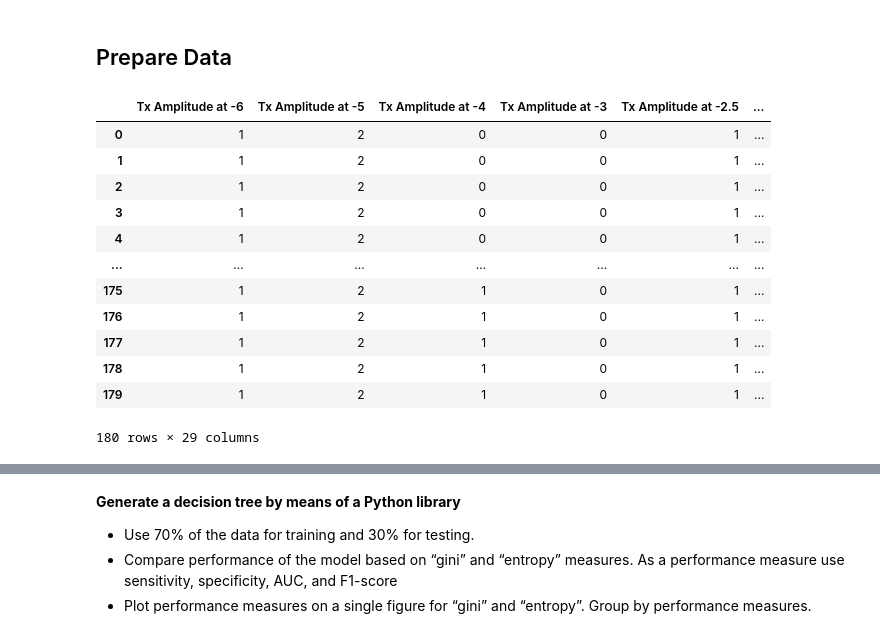
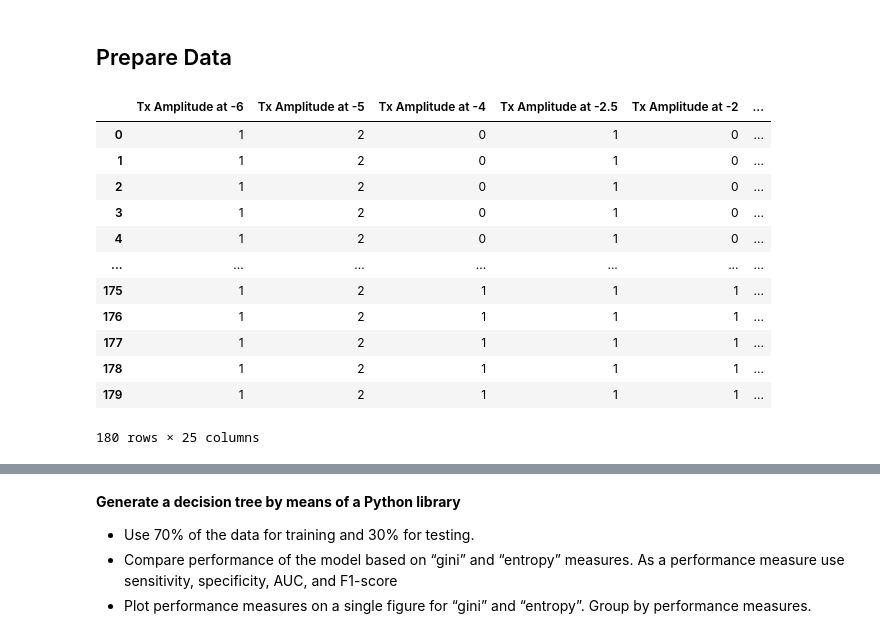
Before and after one commit to bjarreau/ML4MI, a Jupyter notebook: DT.ipynb, the cells around one changed output, grey strips where cells are left out. Drawn from its saved outputs; the diff is of its cells as text; code cells hidden in the pictures.

```diff
--- a/DT.ipynb
+++ b/DT.ipynb
@@ -27,33 +27,34 @@ from sklearn import metrics
 # %%
 data = pd.read_csv("./Acoustic_Probing_DT.csv")
 data = data.drop(["ID", "Trial"], axis=1)
+data = data.drop(data.loc[:, data.nunique() == 1], axis=1)
 
 #When the csv reads in, it detects an extra row of NaN
 data = data.dropna()
 
 #DecisionTreeClassifier works on numeric only, need to encode
 le = preprocessing.LabelEncoder()
 for attribute in data.columns:
     data[attribute] = le.fit_transform(data[attribute].values)
 
 display(data)
 
 samples = data.drop(["Label"], axis=1)
 labels = data.Label
 # %% [output]
-|  | Tx Amplitude at -6 | Tx Amplitude at -5 | Tx Amplitude at -4 | Tx Amplitude at -3 | Tx Amplitude at -2.5 | ... |
-| 0 | 1 | 2 | 0 | 0 | 1 | ... |
-| 1 | 1 | 2 | 0 | 0 | 1 | ... |
-| 2 | 1 | 2 | 0 | 0 | 1 | ... |
-| 3 | 1 | 2 | 0 | 0 | 1 | ... |
-| 4 | 1 | 2 | 0 | 0 | 1 | ... |
+|  | Tx Amplitude at -6 | Tx Amplitude at -5 | Tx Amplitude at -4 | Tx Amplitude at -2.5 | Tx Amplitude at -2 | ... |
+| 0 | 1 | 2 | 0 | 1 | 0 | ... |
+| 1 | 1 | 2 | 0 | 1 | 0 | ... |
+| 2 | 1 | 2 | 0 | 1 | 0 | ... |
+| 3 | 1 | 2 | 0 | 1 | 0 | ... |
+| 4 | 1 | 2 | 0 | 1 | 0 | ... |
 | ... | ... | ... | ... | ... | ... | ... |
-| 175 | 1 | 2 | 1 | 0 | 1 | ... |
-| 176 | 1 | 2 | 1 | 0 | 1 | ... |
-| 177 | 1 | 2 | 1 | 0 | 1 | ... |
-| 178 | 1 | 2 | 1 | 0 | 1 | ... |
-| 179 | 1 | 2 | 1 | 0 | 1 | ... |
+| 175 | 1 | 2 | 1 | 1 | 1 | ... |
+| 176 | 1 | 2 | 1 | 1 | 1 | ... |
+| 177 | 1 | 2 | 1 | 1 | 1 | ... |
+| 178 | 1 | 2 | 1 | 1 | 1 | ... |
+| 179 | 1 | 2 | 1 | 1 | 1 | ... |
-180 rows × 29 columns
+180 rows × 25 columns
 # %%
 #correlation matrix using heatmap.
 corelationBetweenCols = data.corr();
```
Also changed, not shown: parts of 3 cells of this notebook.
